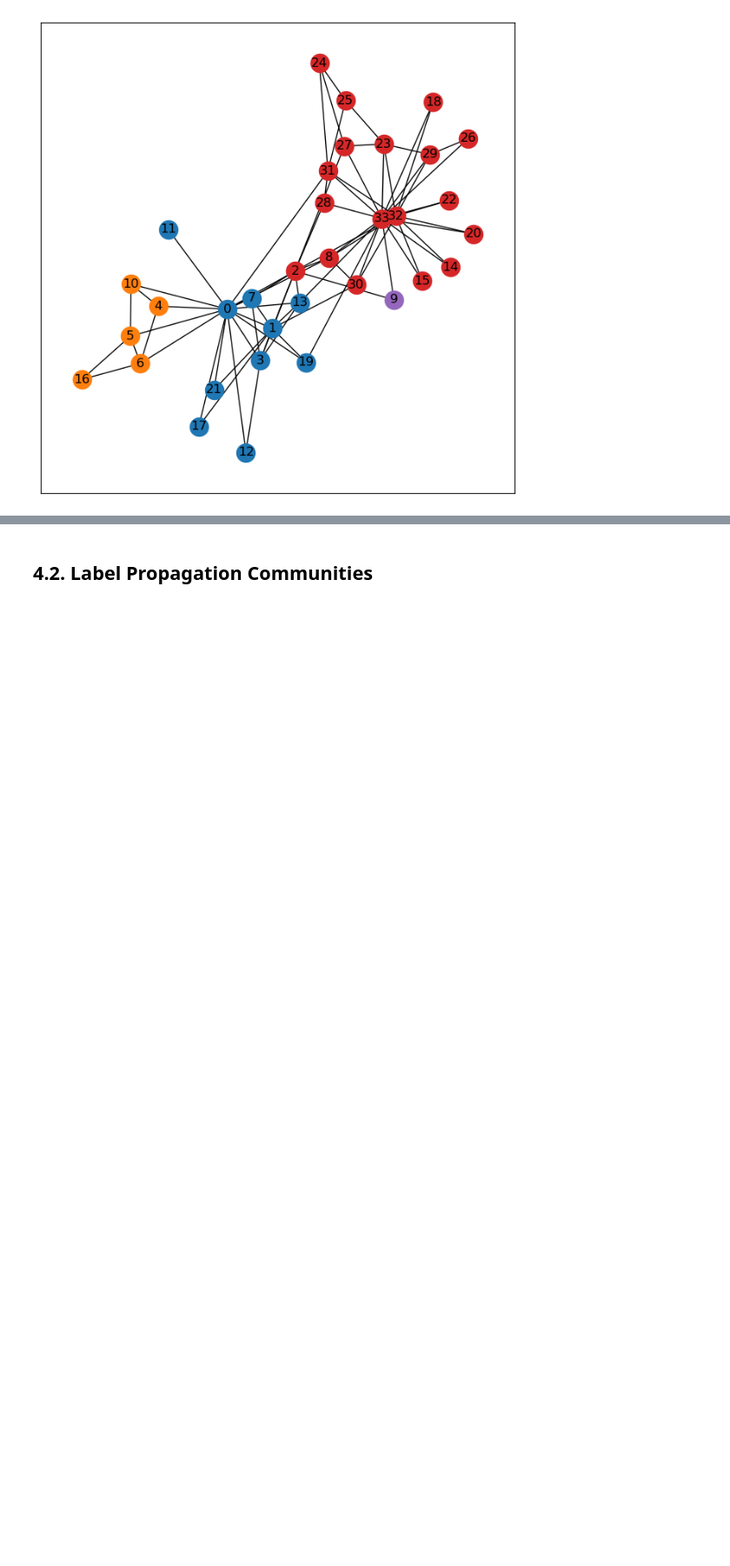
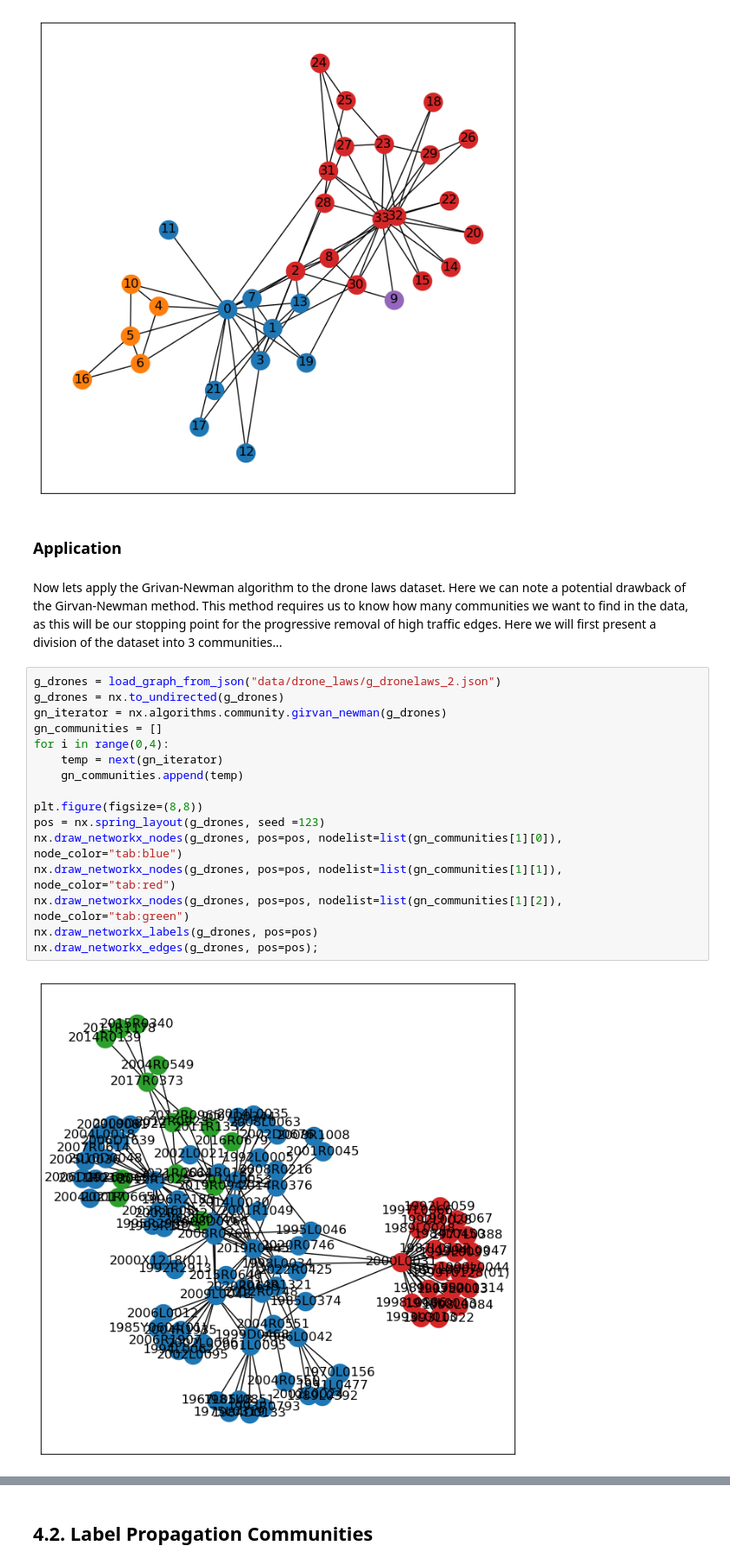
Before and after one commit to maastrichtlawtech/legalnetworkanalysis_textbook, a Jupyter notebook: Chapter_4_Communities.ipynb, the cells around one changed output, grey strips where cells are left out. Shown at 87% size. Saved outputs shown, nothing was run; the diff lists cells and outputs as text; blank space fills up the shorter version.

Commit message:
Added drones example.

```diff
--- a/Chapter_4_Communities.ipynb
+++ b/Chapter_4_Communities.ipynb
@@ -116,3 +116,25 @@ nx.draw_networkx_edges(g_karate, pos=pos)
 # %% [output]
 <matplotlib.collections.LineCollection at 0x...>
 [figure]
+# %% [markdown]
+### Application
+# %% [markdown]
+Now lets apply the Grivan-Newman algorithm to the drone laws dataset. Here we can note a potential drawback of the Girvan-Newman method. This method requires us to know how many communities we want to find in the data, as this will be our stopping point for the progressive removal of high traffic edges. Here we will first present a division of the dataset into 3 communities...
+# %%
+g_drones = load_graph_from_json("data/drone_laws/g_dronelaws_2.json")
+g_drones = nx.to_undirected(g_drones)
+gn_iterator = nx.algorithms.community.girvan_newman(g_drones)
+gn_communities = []
+for i in range(0,4):
+    temp = next(gn_iterator)
+    gn_communities.append(temp)
+
+plt.figure(figsize=(8,8))
+pos = nx.spring_layout(g_drones, seed =123)
+nx.draw_networkx_nodes(g_drones, pos=pos, nodelist=list(gn_communities[1][0]), node_color="tab:blue")
+nx.draw_networkx_nodes(g_drones, pos=pos, nodelist=list(gn_communities[1][1]), node_color="tab:red")
+nx.draw_networkx_nodes(g_drones, pos=pos, nodelist=list(gn_communities[1][2]), node_color="tab:green")
+nx.draw_networkx_labels(g_drones, pos=pos)
+nx.draw_networkx_edges(g_drones, pos=pos);
+# %% [output]
+[figure, added]
```
Also changed, not shown: parts of 16 cells of this notebook.
